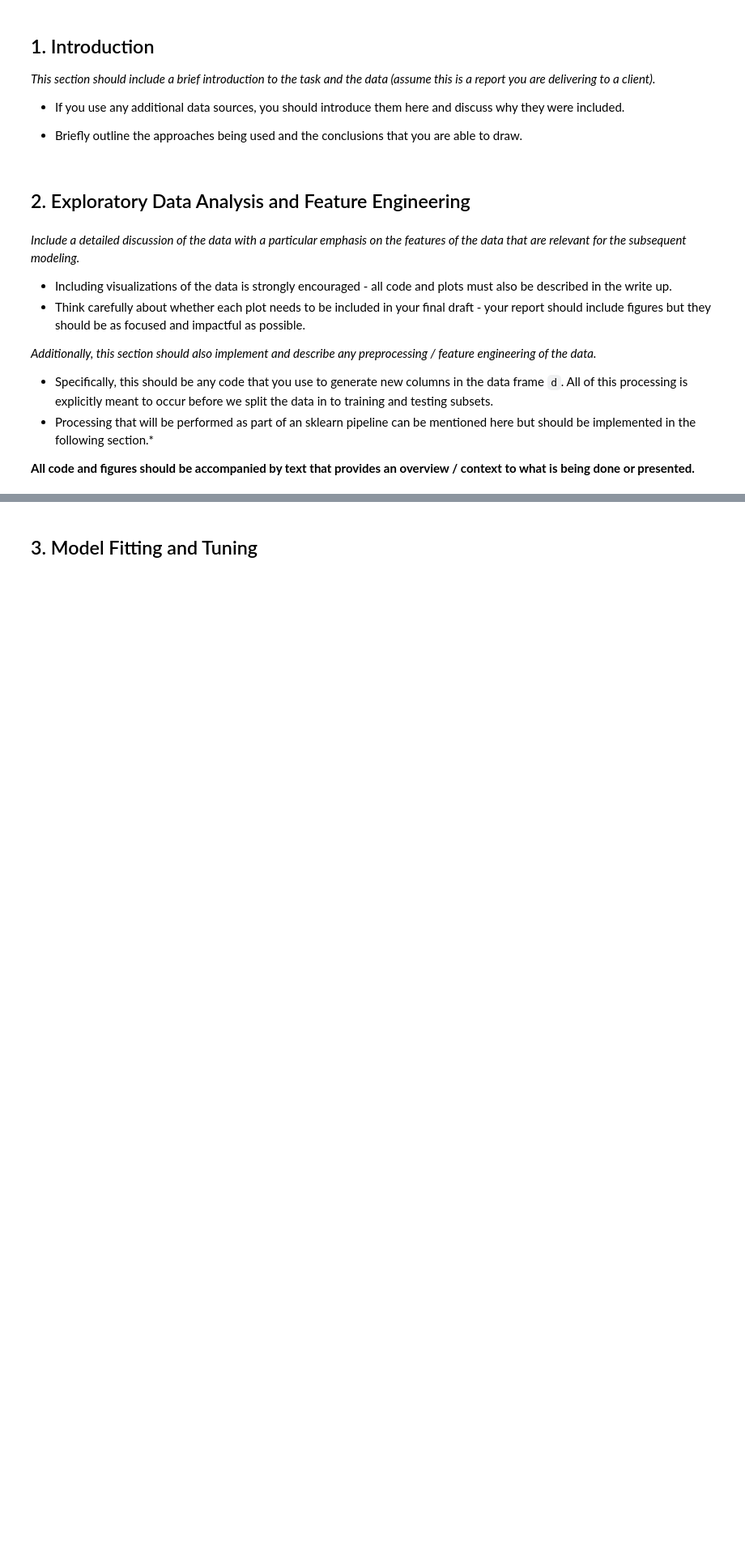
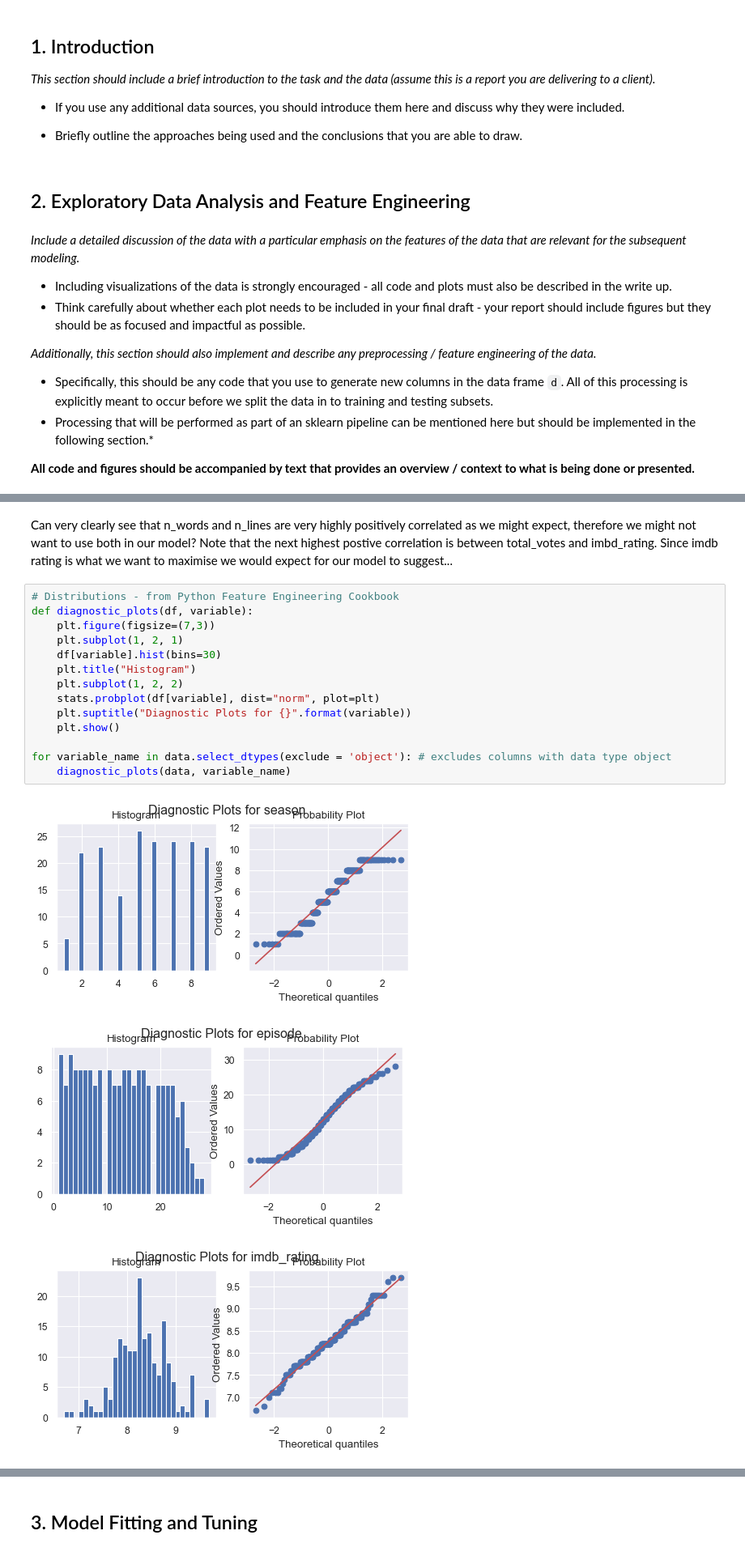
Before and after one commit to aidangarrity/MachineLearningProj1, a Jupyter notebook: project1.ipynb, the cells around one changed output, grey strips where cells are left out. Shown at 81% size. Saved outputs shown, nothing was run; the diff lists cells and outputs as text; blank space fills up the shorter version.

```diff
--- a/project1.ipynb
+++ b/project1.ipynb
@@ -87,0 +104,22 @@ memory usage: 19.0+ KB
+# %% [markdown]
+Can very clearly see that n_words and n_lines are very highly positively correlated as we might expect, therefore we might not want to use both in our model?
+Note that the next highest postive correlation is between total_votes and imbd_rating.
+Since imdb rating is what we want to maximise we would expect for our model to suggest...
+# %%
+# Distributions - from Python Feature Engineering Cookbook
+def diagnostic_plots(df, variable):
+    plt.figure(figsize=(7,3))
+    plt.subplot(1, 2, 1)
+    df[variable].hist(bins=30)
+    plt.title("Histogram")
+    plt.subplot(1, 2, 2)
+    stats.probplot(df[variable], dist="norm", plot=plt)
+    plt.suptitle("Diagnostic Plots for {}".format(variable))
+    plt.show()
+
+for variable_name in data.select_dtypes(exclude = 'object'): # excludes columns with data type object
+    diagnostic_plots(data, variable_name)
+# %% [output]
+[figure, added]
+[figure, added]
+[figure, added]
```
Also changed, not shown: parts of 6 cells of this notebook, 1 other file.
